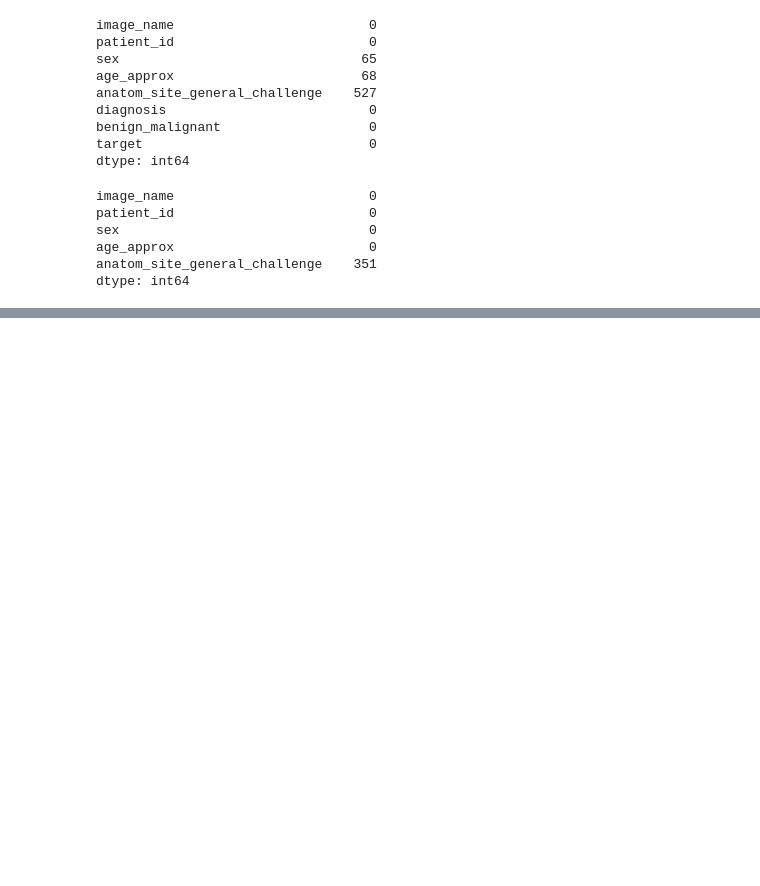
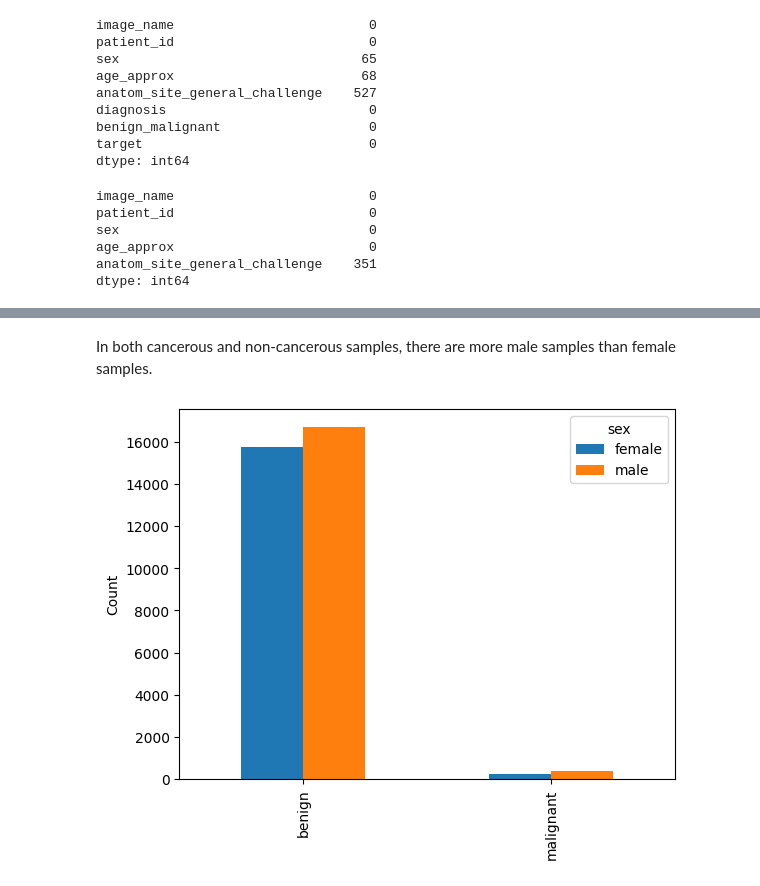
Before and after one commit to lindsaystrong7/6600_Final_Project, a Jupyter notebook: eda.ipynb, the cells around one changed output, grey strips where cells are left out. Cells and saved outputs as stored; diff of their text form; code cells hidden in the pictures; blank space fills up the shorter version.

```diff
--- a/eda.ipynb
+++ b/eda.ipynb
@@ -202,3 +202,6 @@ sex                                0
 age_approx                         0
 anatom_site_general_challenge    351
 dtype: int64
+# %%
+sex_cancer_counts = train_data.groupby("sex")['benign_malignant'].value_counts().reset_index(name='Count')
+sex_cancer_counts.head()
@@ -204,0 +214,11 @@ dtype: int64
+# %% [markdown]
+In both cancerous and non-cancerous samples, there are more male samples than female samples.
+# %%
+pivot_df = sex_cancer_counts.pivot(index='benign_malignant', columns='sex', values='Count')
+
+pivot_df.plot(kind='bar', stacked=False)
+plt.ylabel('Count')
+plt.xlabel('')
+plt.show()
+# %% [output]
+[figure, added]
```
Also changed, not shown: parts of 9 cells of this notebook.
